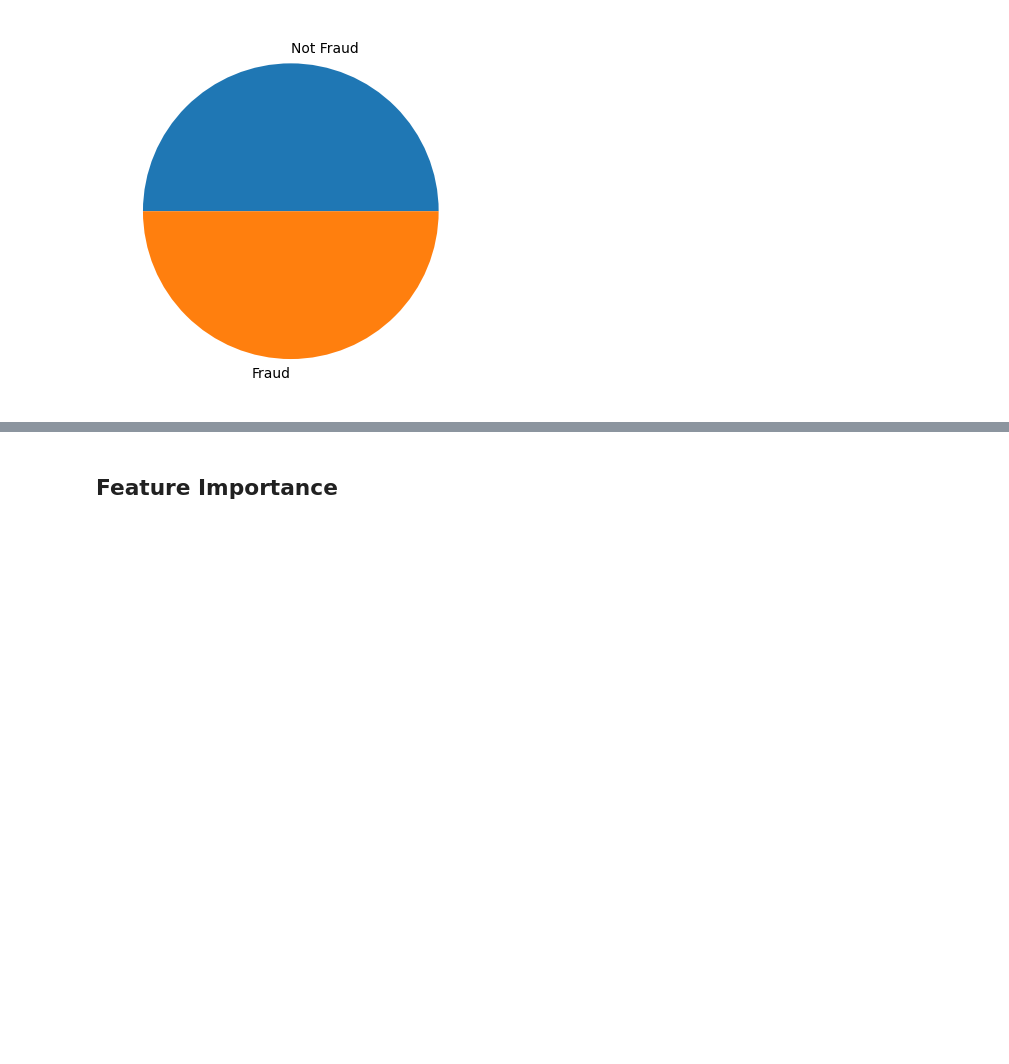
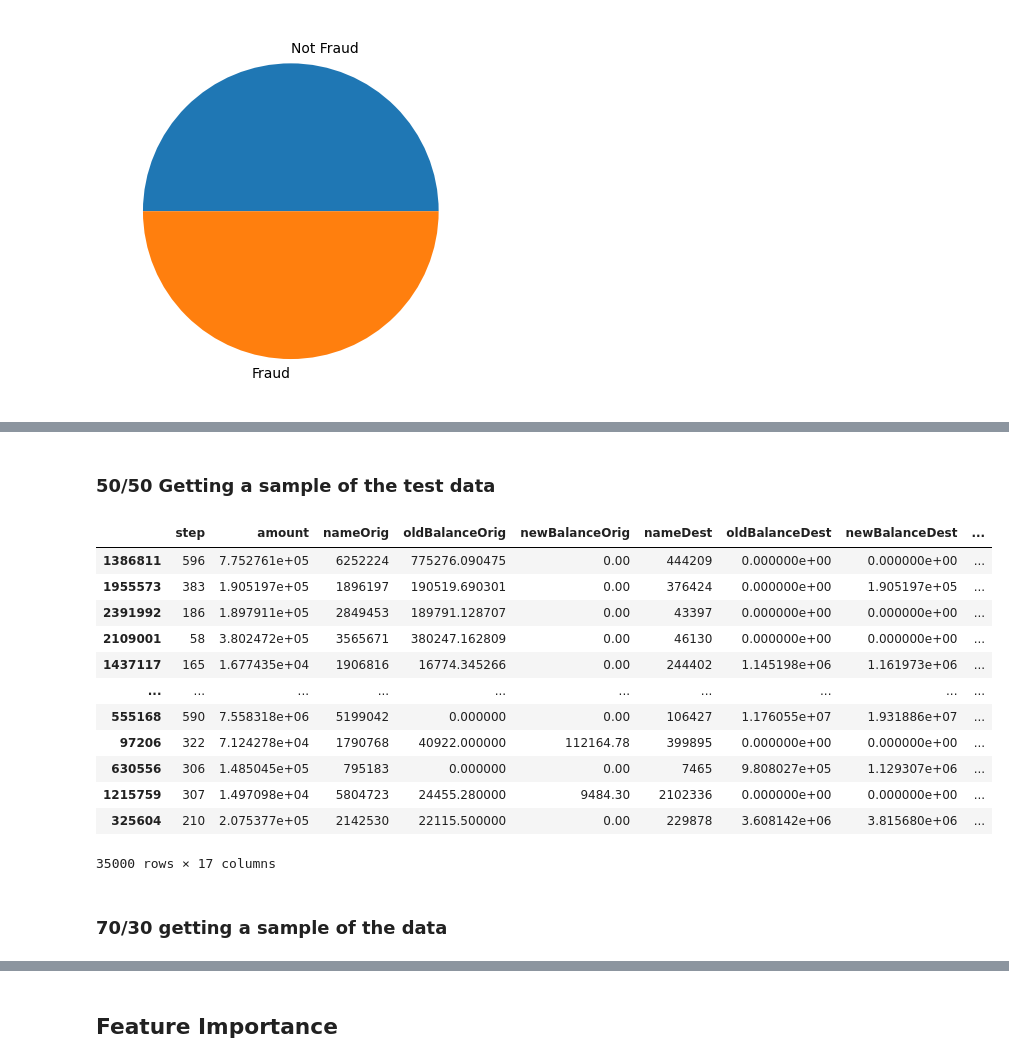
Before and after one commit to AlcaRmsp/the_laundromat, a Jupyter notebook: Data_Modelling_RFC_CJC.ipynb, the cells around one changed output, grey strips where cells are left out. Drawn from its saved outputs; the diff is of its cells as text; code cells hidden in the pictures; blank space fills up the shorter version.

```diff
--- a/Data_Modelling_RFC_CJC.ipynb
+++ b/Data_Modelling_RFC_CJC.ipynb
@@ -155,0 +201,2 @@ ax.pie(values, labels=labels)
+# %%
+Xtest_resampled50, ytest_resampled50 = SMOTE().fit_resample(X_test, y_test)
@@ -155,0 +216,2 @@ ax.pie(values, labels=labels)
+# %%
+Xtest_resampled50['isFraud'] = ytest_resampled50
@@ -155,0 +237,23 @@ ax.pie(values, labels=labels)
+# %% [markdown]
+### 50/50 Getting a sample of the test data
+# %%
+fraud_test = Xtest_resampled50[Xtest_resampled50.isFraud == 1].sample(17500)
+# %%
+notfraud_test = Xtest_resampled50[Xtest_resampled50.isFraud == 0].sample(17500)
+# %%
+data_new_test = pd.concat([fraud_test, notfraud_test], axis=0)
+data_new_test
+# %% [output]
+|  | step | amount | nameOrig | oldBalanceOrig | newBalanceOrig | nameDest | oldBalanceDest | newBalanceDest | ... |
+| 1386811 | 596 | 7.752761e+05 | 6252224 | 775276.090475 | 0.00 | 444209 | 0.000000e+00 | 0.000000e+00 | ... |
+| 1955573 | 383 | 1.905197e+05 | 1896197 | 190519.690301 | 0.00 | 376424 | 0.000000e+00 | 1.905197e+05 | ... |
+| 2391992 | 186 | 1.897911e+05 | 2849453 | 189791.128707 | 0.00 | 43397 | 0.000000e+00 | 0.000000e+00 | ... |
+| 2109001 | 58 | 3.802472e+05 | 3565671 | 380247.162809 | 0.00 | 46130 | 0.000000e+00 | 0.000000e+00 | ... |
+| 1437117 | 165 | 1.677435e+04 | 1906816 | 16774.345266 | 0.00 | 244402 | 1.145198e+06 | 1.161973e+06 | ... |
+| ... | ... | ... | ... | ... | ... | ... | ... | ... | ... |
+| 555168 | 590 | 7.558318e+06 | 5199042 | 0.000000 | 0.00 | 106427 | 1.176055e+07 | 1.931886e+07 | ... |
+| 97206 | 322 | 7.124278e+04 | 1790768 | 40922.000000 | 112164.78 | 399895 | 0.000000e+00 | 0.000000e+00 | ... |
+| 630556 | 306 | 1.485045e+05 | 795183 | 0.000000 | 0.00 | 7465 | 9.808027e+05 | 1.129307e+06 | ... |
+| 1215759 | 307 | 1.497098e+04 | 5804723 | 24455.280000 | 9484.30 | 2102336 | 0.000000e+00 | 0.000000e+00 | ... |
+| 325604 | 210 | 2.075377e+05 | 2142530 | 22115.500000 | 0.00 | 229878 | 3.608142e+06 | 3.815680e+06 | ... |
+35000 rows × 17 columns
@@ -155,0 +263,2 @@ ax.pie(values, labels=labels)
+# %% [markdown]
+### 70/30 getting a sample of the data
```
Also changed, not shown: parts of 55 cells of this notebook.
